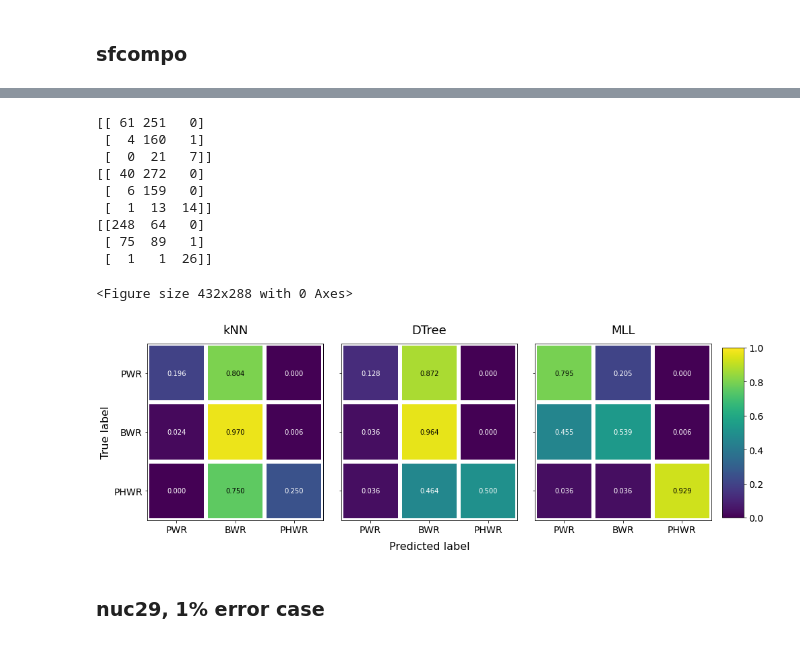
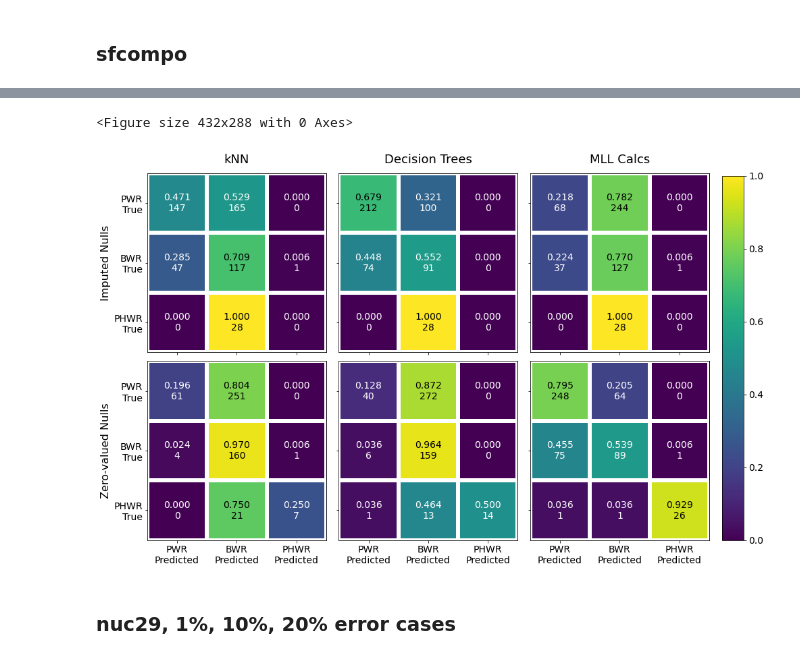
Before and after one commit to opotowsky/process_results, a Jupyter notebook: confusion_matrix.ipynb, the cells around one changed output, grey strips where cells are left out. Cells and saved outputs as stored; diff of their text form; code cells hidden in the pictures.

Commit message:
have confusion matrices for all detector scenarios now. May make labelling changes, but 4 rows is the max to fit on a page in dissertation

```diff
--- a/confusion_matrix.ipynb
+++ b/confusion_matrix.ipynb
@@ -24 +12,4 @@ cm_LBLS = ['PWR', 'BWR', 'PHWR']
+# %%
+true_lbls = ['PWR\nTrue', 'BWR\nTrue', 'PHWR\nTrue']
+pred_lbls = ['PWR\nPredicted', 'BWR\nPredicted', 'PHWR\nPredicted']
 # %%
@@ -125,22 +104,35 @@ fig.savefig(sv_fig, bbox_inches='tight', transparent=True)
 mll_0 = pd.read_csv(mll_nuc + 'sfco/Job1_unc0.01_0null/Job1_unc0.01_0null.csv')
 knn_0 = pd.read_csv(learn_nuc + 'sfco/reactor_knn_tset1.0_nuc29_0null_ext_test_compare.csv')
 dtr_0 = pd.read_csv(learn_nuc + 'sfco/reactor_dtree_tset1.0_nuc29_0null_ext_test_compare.csv')
+# %%
+mll_cm = confusion_matrix(mll[predmll[0]], mll['pred_' + predmll[0]], labels=cm_labels, normalize='true')
+mll_cm_nums = confusion_matrix(mll[predmll[0]], mll['pred_' + predmll[0]], labels=cm_labels)
+knn_cm = confusion_matrix(knn['TrueY'], knn['kNN'], labels=cm_labels, normalize='true')
+knn_cm_nums = confusion_matrix(knn['TrueY'], knn['kNN'], labels=cm_labels)
+dtr_cm = confusion_matrix(dtr['TrueY'], dtr['DTree'], labels=cm_labels, normalize='true')
+dtr_cm_nums = confusion_matrix(dtr['TrueY'], dtr['DTree'], labels=cm_labels)
+cm_list = [knn_cm, dtr_cm, mll_cm]
+cmnums = [knn_cm_nums, dtr_cm_nums, mll_cm_nums]
+
+mll_cm0 = confusion_matrix(mll_0[predmll[0]], mll_0['pred_' + predmll[0]], labels=cm_labels, normalize='true')
+mll_cm_nums0 = confusion_matrix(mll_0[predmll[0]], mll_0['pred_' + predmll[0]], labels=cm_labels)
+knn_cm0 = confusion_matrix(knn_0['TrueY'], knn_0['kNN'], labels=cm_labels, normalize='true')
+knn_cm_nums0 = confusion_matrix(knn_0['TrueY'], knn_0['kNN'], labels=cm_labels)
+dtr_cm0 = confusion_matrix(dtr_0['TrueY'], dtr_0['DTree'], labels=cm_labels, normalize='true')
+dtr_cm_nums0 = confusion_matrix(dtr_0['TrueY'], dtr_0['DTree'], labels=cm_labels)
+cm_list0 = [knn_cm0, dtr_cm0, mll_cm0]
+cmnums0 = [knn_cm_nums0, dtr_cm_nums0, mll_cm_nums0]
+
+cms = [cm_list, cm_list0]
+cm_nums = [cmnums, cmnums0]
 # %%
-fig = plot_cm(knn_0, dtr_0, mll_0)
-sv_fig = './plots/confusion_matrix_sfco_0null.png'
+row_labels = ['Imputed Nulls', 'Zero-valued Nulls']
+fig = plot_cm(cms, cm_nums, row_labels)
+sv_fig = './plots/confusion_matrix_sfco.png'
 fig.savefig(sv_fig, bbox_inches='tight', transparent=True)
 # %% [output]
-[[ 61 251   0]
- [  4 160   1]
- [  0  21   7]]
-[[ 40 272   0]
- [  6 159   0]
- [  1  13  14]]
-[[248  64   0]
- [ 75  89   1]
- [  1   1  26]]
+<Figure size 432x288 with 0 Axes>
-<Figure size 432x288 with 0 Axes>
-[figure, old version]
+[figure, new version]
 # %% [markdown]
-### nuc29, 1% error case
+### nuc29, 1%, 10%, 20% error cases
 # %%
```
Also changed, not shown: parts of 33 cells of this notebook.
